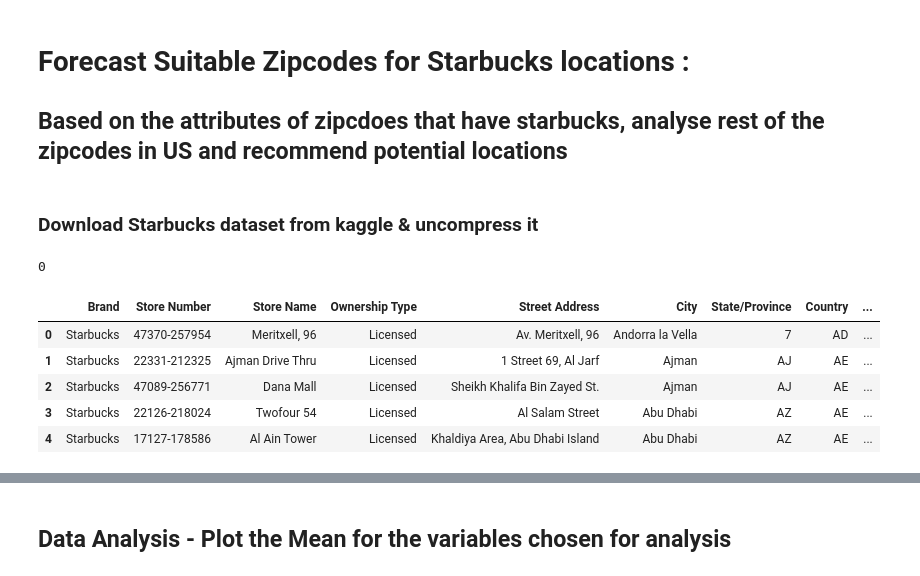
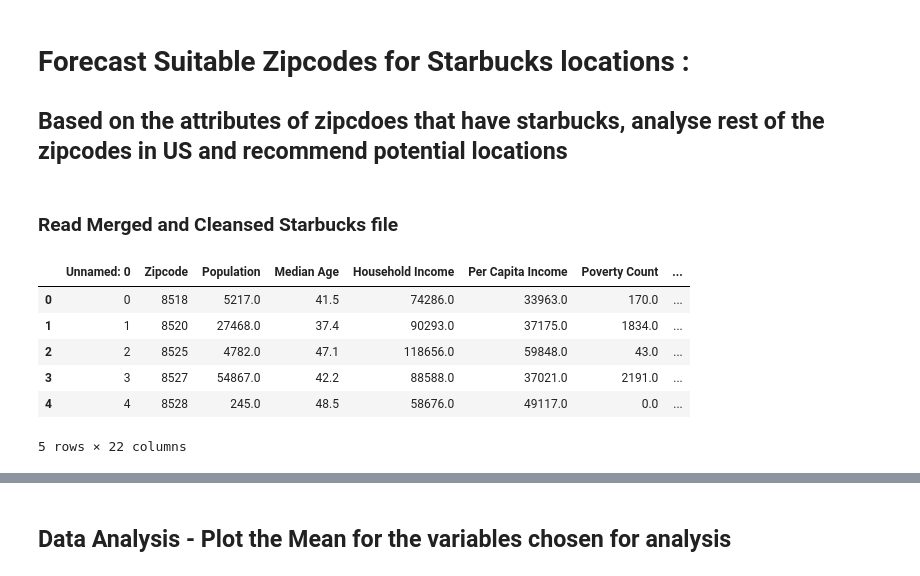
Before and after one commit to renju-zacharia/datascience_project1, a Jupyter notebook: Starbucks.ipynb, the cells around one changed output, grey strips where cells are left out. Saved outputs shown, nothing was run; the diff lists cells and outputs as text; code cells hidden in the pictures.

```diff
--- a/Starbucks.ipynb
+++ b/Starbucks.ipynb
@@ -26,11 +26,3 @@ gmaps.configure(api_key=gkey)
 
 #url for google geocode api
 basegeo_url = "https://maps.googleapis.com/maps/api/geocode/json"
-# %% [markdown]
-### Download Starbucks dataset from kaggle & uncompress it
-# %%
-#Retrive the dataset from kaggle and move to Resources folder
-os.system('kaggle datasets download -d starbucks/store-locations' )
-os.system('mv -f ./store-locations.zip ./Resources/')
-# %% [output]
-0
@@ -43,12 +29,16 @@ zip_ref.close()
+# %% [markdown]
+### Read Merged and Cleansed Starbucks file
 # %%
-#Read starbucks file into a dataframe
-str_file = os.path.join('Resources','directory.csv')
-str_df = pd.read_csv(str_file)
-str_df.head(5)
+# Read Merged and Cleansed Starbucks file
+
+read_file = os.path.join('Resources' , 'SB_Census_Data.csv')
+data_df = pd.read_csv(read_file)
+data_df.head()
 # %% [output]
-|  | Brand | Store Number | Store Name | Ownership Type | Street Address | City | State/Province | Country | ... |
-| 0 | Starbucks | 47370-257954 | Meritxell, 96 | Licensed | Av. Meritxell, 96 | Andorra la Vella | 7 | AD | ... |
-| 1 | Starbucks | 22331-212325 | Ajman Drive Thru | Licensed | 1 Street 69, Al Jarf | Ajman | AJ | AE | ... |
-| 2 | Starbucks | 47089-256771 | Dana Mall | Licensed | Sheikh Khalifa Bin Zayed St. | Ajman | AJ | AE | ... |
-| 3 | Starbucks | 22126-218024 | Twofour 54 | Licensed | Al Salam Street | Abu Dhabi | AZ | AE | ... |
-| 4 | Starbucks | 17127-178586 | Al Ain Tower | Licensed | Khaldiya Area, Abu Dhabi Island | Abu Dhabi | AZ | AE | ... |
+|  | Unnamed: 0 | Zipcode | Population | Median Age | Household Income | Per Capita Income | Poverty Count | ... |
+| 0 | 0 | 8518 | 5217.0 | 41.5 | 74286.0 | 33963.0 | 170.0 | ... |
+| 1 | 1 | 8520 | 27468.0 | 37.4 | 90293.0 | 37175.0 | 1834.0 | ... |
+| 2 | 2 | 8525 | 4782.0 | 47.1 | 118656.0 | 59848.0 | 43.0 | ... |
+| 3 | 3 | 8527 | 54867.0 | 42.2 | 88588.0 | 37021.0 | 2191.0 | ... |
+| 4 | 4 | 8528 | 245.0 | 48.5 | 58676.0 | 49117.0 | 0.0 | ... |
+5 rows × 22 columns
```
Also changed, not shown: parts of 27 cells of this notebook, 17 other files.
